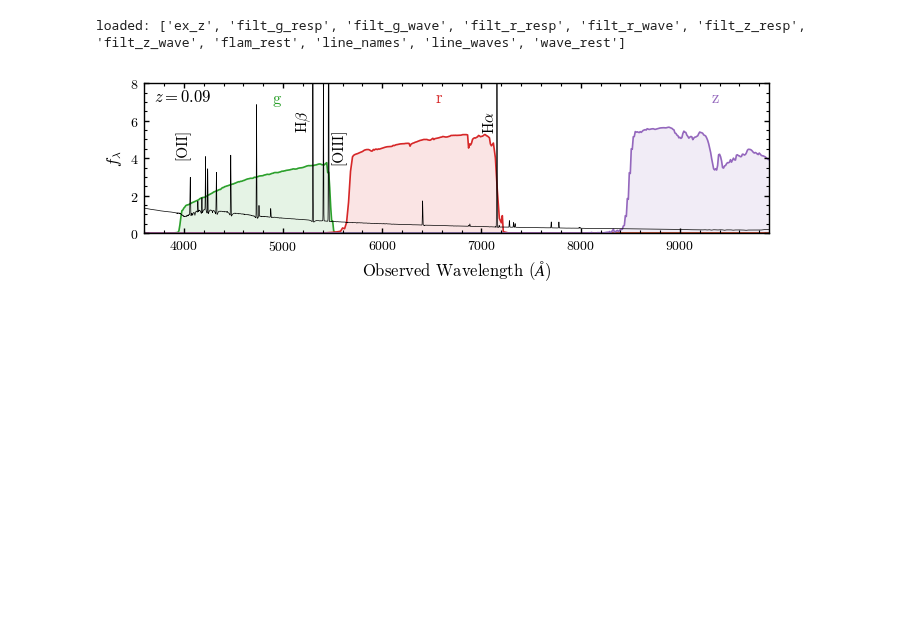
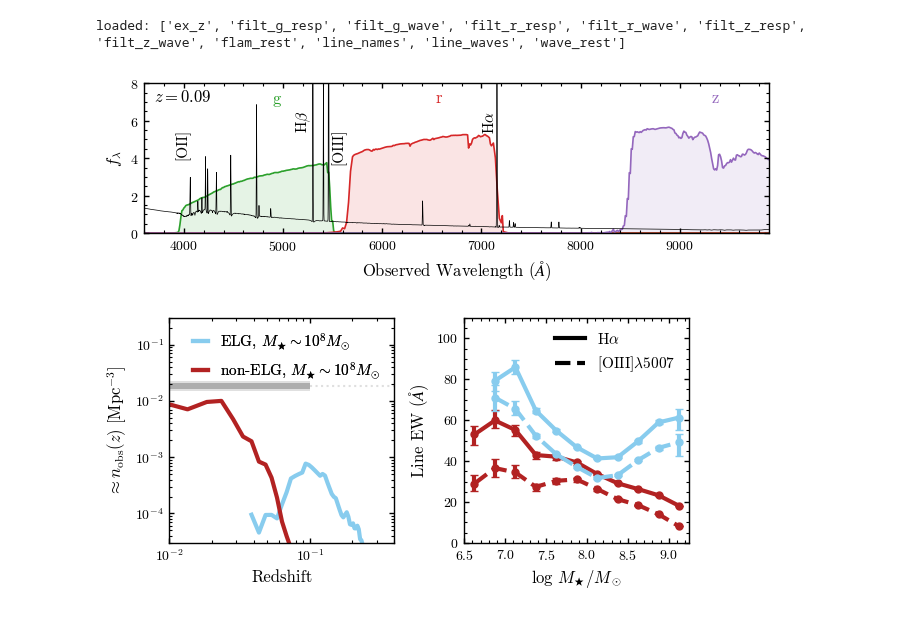
Before and after one commit to virajvman/desi_dwarfs, a Jupyter notebook: notebooks/catalog_paper/elg_property_explore.ipynb, the cells around one changed output. Drawn from its saved outputs; the diff is of its cells as text; code cells hidden in the pictures; blank space fills up the shorter version.

Commit message:
plotting updates

```diff
--- a/notebooks/catalog_paper/elg_property_explore.ipynb
+++ b/notebooks/catalog_paper/elg_property_explore.ipynb
@@ -985,8 +985,11 @@ fig, ax = make_subplots(ncol=2,nrow=1,plot_size = 2.25, return_fig=True,
                        )
 
 # Expected total-density band for logM* ~ 8 (volume-limited SMF prediction).
-plot_total_density_band(ax[0], (0.005, 0.1), 7.75, 8.25, BAND_MODE, sagabg_post,
+band = plot_total_density_band(ax[0], (0.005, 0.1), 7.75, 8.25, BAND_MODE, sagabg_post,
                         color="k")
+
+
+ax[0].hlines(y = 0.5*(band["lo68"] + band["hi68"]), xmin=0.1,xmax=0.5, color= "grey",alpha=0.25,ls="dotted")
 
 for sname, scat, scolor in sample_specs:
     mstar = np.asarray(scat["LOG_MSTAR_M24"])
@@ -1013,47 +1016,49 @@ leg1 = ax[0].legend(handles=color_handles, frameon=False, loc="upper right", han
 ax[0].add_artist(leg1)
 
 
 ######
 # Right panel: rest-frame line EW vs logM* from the contnorm stacks.
 #   color = emission line (Tol-muted purple = Halpha, green = [OIII]5007),
 #   line style = sample (ELG solid, non-ELG dashed).
 # Both lines use ew_vs_mstar, i.e. the continuum-normalized mstar_contnorm/ run.
 
 EW_LINES = [
-    ("HALPHA_EW",    r"H$\alpha$",           "#AA4499"),  # Tol muted purple
-    ("OIII_5007_EW", r"[OIII]$\lambda$5007", "#117733"),  # Tol muted green
+    ("HALPHA_EW",    r"H$\alpha$",    "-"),  # Tol muted purple "#AA4499"
+    ("OIII_5007_EW", r"[OIII]$\lambda$5007", "--"),  # Tol muted green "#117733"
 ]
 
 sample_specs_ew = [
-    ("elg",   "ELG",     "-"),
-    ("noelg", "non-ELG", "--"),
+    ("elg",   "ELG",     sample_colors["ELG"]),
+    ("noelg", "non-ELG", "firebrick"),
 ]
 
-for ewcol, _, lcolor in EW_LINES:
-    for token, _, ls in sample_specs_ew:
+for ewcol, _, ls in EW_LINES:
+    for token, _, lcolor in sample_specs_ew:
         x, y, ylo, yhi = ew_vs_mstar(token, ewcol=ewcol)
         ax[1].errorbar(x, y, yerr=[ylo, yhi], ls=ls, capsize=3,
-                       color=lcolor, marker="o")
+                       color=lcolor, marker="o",markersize=5,lw=3)
 
 ax[1].set_ylabel(r"Line EW ($\AA$)")
 ax[1].set_ylim(0, 110)
 
-# line identity as colored text (upper-right corner), not a legend
-ax[1].text(0.95, 0.92, EW_LINES[0][1], color=EW_LINES[0][2],
-           transform=ax[1].transAxes, ha="right", va="top")
-ax[1].text(0.95, 0.82, EW_LINES[1][1], color=EW_LINES[1][2],
-           transform=ax[1].transAxes, ha="right", va="top")
+# # line identity as colored text (upper-right corner), not a legend
+# ax[1].text(0.95, 0.92, EW_LINES[0][1], color=EW_LINES[0][2],
+#            transform=ax[1].transAxes, ha="right", va="top")
+# ax[1].text(0.95, 0.82, EW_LINES[1][1], color=EW_LINES[1][2],
+#            transform=ax[1].transAxes, ha="right", va="top")
 
 # shared x-axis
 ax[1].set_xlabel(r"log $M_{\bigstar}/M_\odot$")
 ax[1].set_xticks([6, 6.5, 7, 7.5, 8, 8.5, 9])
-ax[1].set_xlim(6, 9.25)
+ax[1].set_xlim(6.5, 9.25)
 
 # legend: line style = sample
-style_handles_ew = [Line2D([0], [0], color="k", lw=2, ls=ls, label=lab)
-                    for (_, lab, ls) in sample_specs_ew]
+style_handles_ew = [Line2D([0], [0], color="k", lw=3, ls=ls, label=lab)
+                    for (_, lab, ls) in EW_LINES]
 ax[1].legend(handles=style_handles_ew, frameon=False,
-             loc="upper left", handlelength=1.8)
+             loc="upper right", handlelength=2)
 
-# plt.savefig("/global/homes/v/virajvm/DESI2_LOWZ/quenched_fracs_nbs/paper_plots/elg_noelg_nz.pdf")
+plt.savefig("/global/homes/v/virajvm/DESI2_LOWZ/quenched_fracs_nbs/paper_plots/elg_noelg_nz.pdf")
 plt.show()
+# %% [output]
+[figure, added]
```
Also changed, not shown: parts of 1 cell of this notebook, 1 other file.
